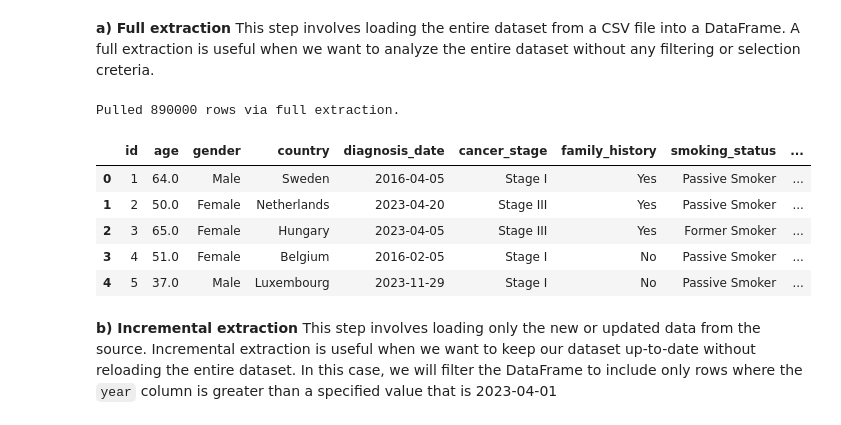
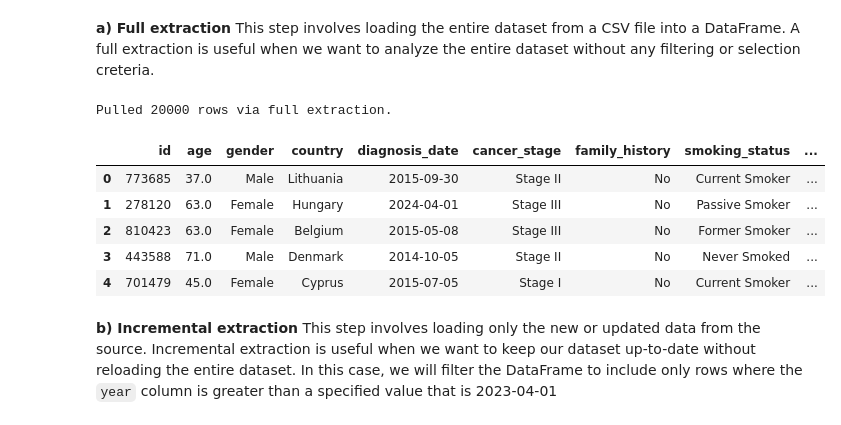
Before and after one commit to Campeon254/DataMining_GroupProject_-Calvin-Tanveer-Samantha-Patricia-Susan-Arlen-, a Jupyter notebook: notebooks/1_extract_transform.ipynb, the cells around one changed output. Saved outputs shown, nothing was run; the diff lists cells and outputs as text; code cells hidden in the pictures.

```diff
--- a/notebooks/1_extract_transform.ipynb
+++ b/notebooks/1_extract_transform.ipynb
@@ -62,18 +40,18 @@ cancer_df.head()
 **a) Full extraction**
 This step involves loading the entire dataset from a CSV file into a DataFrame. A full extraction is useful when we want to analyze the entire dataset without any filtering or selection creteria.
 # %%
-# full extraction using sampled data
-full_extraction = pd.read_csv("../data/raw_sampled.csv")
+# full extraction
+full_extraction = pd.read_csv("../data/raw.csv")
 print(f"Pulled {len(full_extraction)} rows via full extraction.")
 full_extraction.head()
 # %% [output]
-Pulled 890000 rows via full extraction.
+Pulled 20000 rows via full extraction.
 |  | id | age | gender | country | diagnosis_date | cancer_stage | family_history | smoking_status | ... |
-| 0 | 1 | 64.0 | Male | Sweden | 2016-04-05 | Stage I | Yes | Passive Smoker | ... |
-| 1 | 2 | 50.0 | Female | Netherlands | 2023-04-20 | Stage III | Yes | Passive Smoker | ... |
-| 2 | 3 | 65.0 | Female | Hungary | 2023-04-05 | Stage III | Yes | Former Smoker | ... |
-| 3 | 4 | 51.0 | Female | Belgium | 2016-02-05 | Stage I | No | Passive Smoker | ... |
-| 4 | 5 | 37.0 | Male | Luxembourg | 2023-11-29 | Stage I | No | Passive Smoker | ... |
+| 0 | 773685 | 37.0 | Male | Lithuania | 2015-09-30 | Stage II | No | Current Smoker | ... |
+| 1 | 278120 | 63.0 | Female | Hungary | 2024-04-01 | Stage III | No | Passive Smoker | ... |
+| 2 | 810423 | 63.0 | Female | Belgium | 2015-05-08 | Stage III | No | Former Smoker | ... |
+| 3 | 443588 | 71.0 | Male | Denmark | 2014-10-05 | Stage II | No | Never Smoked | ... |
+| 4 | 701479 | 45.0 | Female | Cyprus | 2015-07-05 | Stage I | No | Current Smoker | ... |
 # %% [markdown]
 **b) Incremental extraction**
 This step involves loading only the new or updated data from the source. Incremental extraction is useful when we want to keep our dataset up-to-date without reloading the entire dataset. In this case, we will filter the DataFrame to include only rows where the `year` column is greater than a specified value that is 2023-04-01
```
Also changed, not shown: parts of 12 cells of this notebook, 2 other files.
